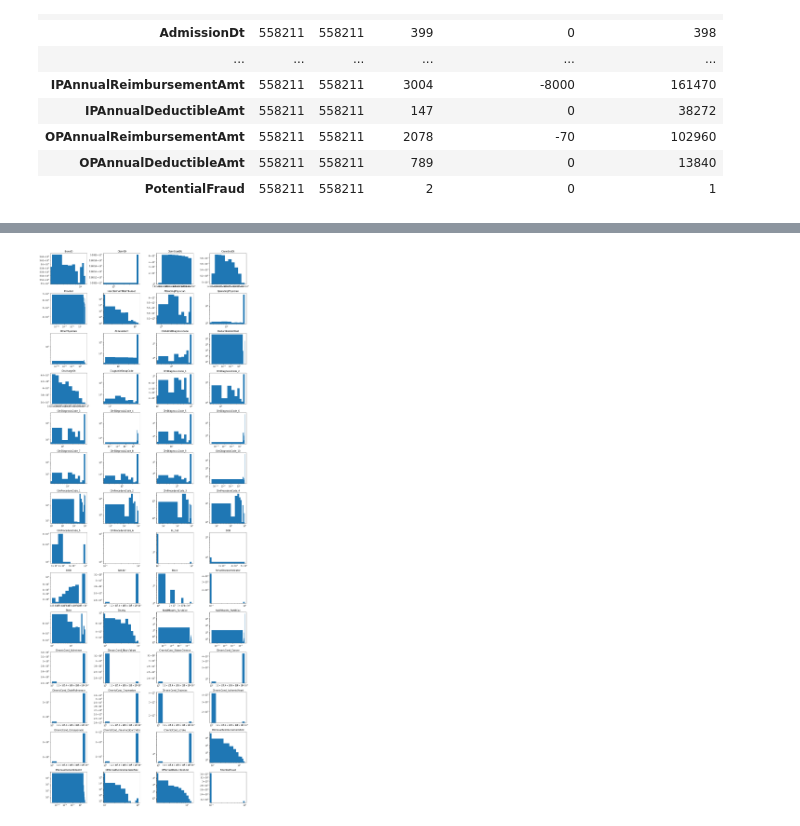
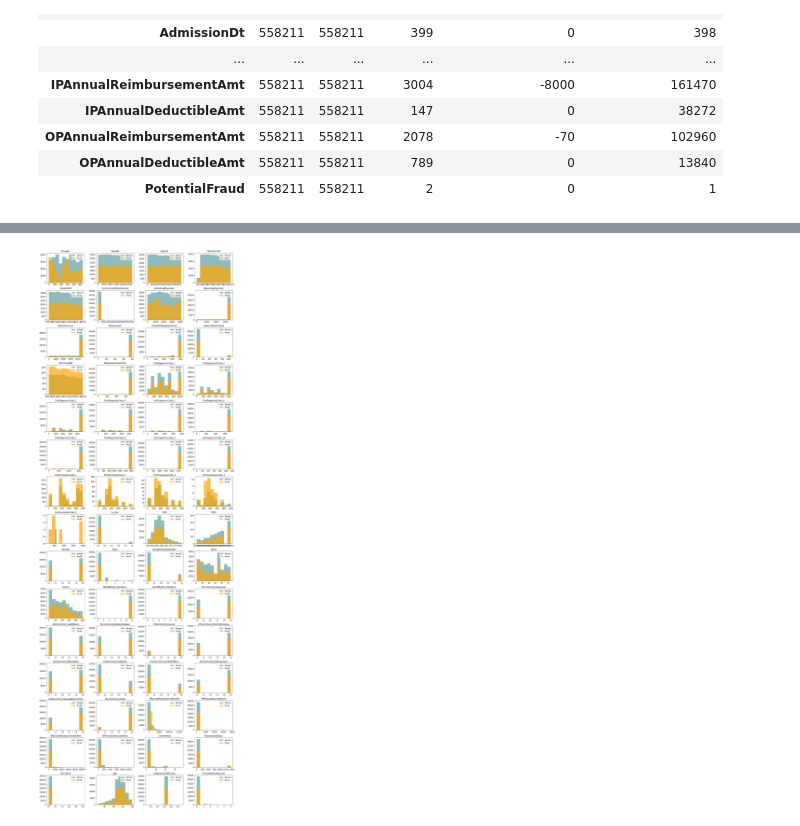
Before and after one commit to yang5hi/healthcare_provider_fraud_detection, a Jupyter notebook: 1b_EDA.ipynb, the cells around one changed output, grey strips where cells are left out. Drawn from its saved outputs; the diff is of its cells as text; code cells hidden in the pictures.

```diff
--- a/1b_EDA.ipynb
+++ b/1b_EDA.ipynb
@@ -438,0 +471,2 @@ plt.show()
+# %%
+df_num['DiagnosisGroupCode'] = df_num['DiagnosisGroupCode'].apply(lambda x: -999 if pd.isna(x) else x)
@@ -451,0 +517,10 @@ plt.show()
+# %%
+fig = plt.figure(figsize=(16,45),dpi=60)
+
+for i in range(1,len(df_num_reorder.columns)):
+# for i in range(len(df_num_reorder[num_col_list].columns)):
+    plt.subplot(15,4,i)
+    plt.hist(df_num_reorder.iloc[:,i:i+1].dropna().values)
+    plt.title(df_num_reorder.columns[i])
+plt.tight_layout()
+plt.show()
@@ -451,0 +529,16 @@ plt.show()
+# %%
+# log y hist
+
+fig = plt.figure(figsize=(16,45),dpi=60)
+
+for i in range(1,len(df_num_reorder.columns)):
+    plt.subplot(15,4,i)
+    plt.hist(df_num_reorder.loc[df_num_reorder['PotentialFraud']==0].iloc[:,i:i+1].dropna().values,
+             alpha=0.7,color='gray',label='Normal')
+    plt.hist(df_num_reorder.loc[df_num_reorder['PotentialFraud']==1].iloc[:,i:i+1].dropna().values,
+             alpha=0.7,color='red',label='Fraud')
+    plt.title(df_num_reorder.columns[i])
+    plt.yscale('log')
+    plt.legend(loc="upper right")
+plt.tight_layout()
+plt.show()
@@ -452,14 +547,15 @@ plt.show()
 # %%
-fig = plt.figure(figsize=(16,42),dpi=60)
+fig = plt.figure(figsize=(16,45),dpi=60)
 
-for i in range(len(df_num.columns)):
-# for i in range(len(df_num[num_col_list].columns)):
-    plt.subplot(14,4,i+1)
-    plt.hist(df_num.iloc[:,i:i+1].dropna().values)
-    plt.yscale('log')
-    plt.xscale('log')
-    plt.title(df_num.columns[i])
+for i in range(1,len(df_num_reorder.columns)):
+    plt.subplot(15,4,i)
+    plt.hist(df_num_reorder.loc[df_num_reorder['PotentialFraud']==0].iloc[:,i:i+1].dropna().values,
+             alpha=0.7,color='cadetblue',label='Normal')
+    plt.hist(df_num_reorder.loc[df_num_reorder['PotentialFraud']==1].iloc[:,i:i+1].dropna().values,
+             alpha=0.7,color='orange',label='Fraud')
+    plt.title(df_num_reorder.columns[i])
+    plt.legend(loc="upper right")
 plt.tight_layout()
 plt.show()
 # %% [output]
-[figure, old version]
+[figure, new version]
```
Also changed, not shown: parts of 20 cells of this notebook, 6 other files.
